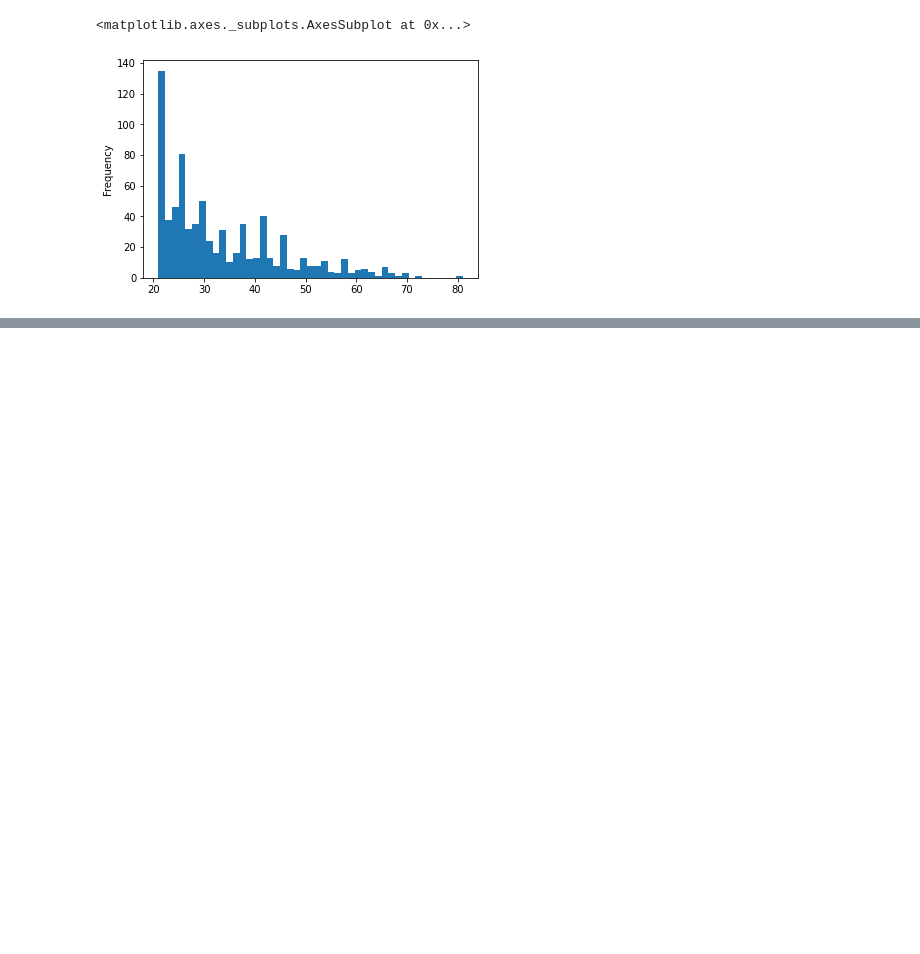
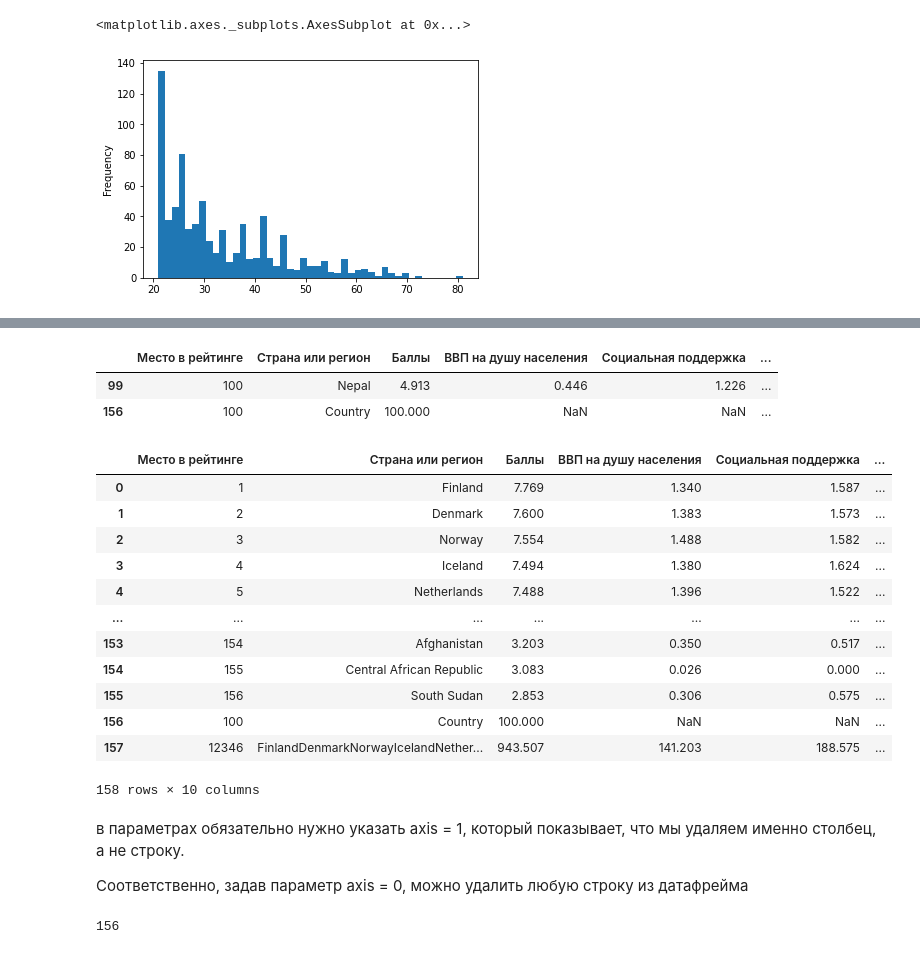
Before and after one commit to Vitalyastiy/courses, a Jupyter notebook: pandas/.Pandas_рабочие тетрадки.ipynb, the cells around one changed output, grey strips where cells are left out. Drawn from its saved outputs; the diff is of its cells as text; code cells hidden in the pictures; blank space fills up the shorter version.

```diff
--- a/pandas/.Pandas_рабочие тетрадки.ipynb
+++ b/pandas/.Pandas_рабочие тетрадки.ipynb
@@ -52,0 +179,29 @@ df.Age.value_counts(ascending=False)
+# %%
+#filt
+df[df['Место в рейтинге']==100]
+# %% [output]
+|  | Место в рейтинге | Страна или регион | Баллы | ВВП на душу населения | Социальная поддержка | ... |
+| 99 | 100 | Nepal | 4.913 | 0.446 | 1.226 | ... |
+| 156 | 100 | Country | 100.000 | NaN | NaN | ... |
+# %%
+#добавить сумму снизу
+df1 = df.append(df.sum(axis = 0), ignore_index = True)
+df1
+# %% [output]
+|  | Место в рейтинге | Страна или регион | Баллы | ВВП на душу населения | Социальная поддержка | ... |
+| 0 | 1 | Finland | 7.769 | 1.340 | 1.587 | ... |
+| 1 | 2 | Denmark | 7.600 | 1.383 | 1.573 | ... |
+| 2 | 3 | Norway | 7.554 | 1.488 | 1.582 | ... |
+| 3 | 4 | Iceland | 7.494 | 1.380 | 1.624 | ... |
+| 4 | 5 | Netherlands | 7.488 | 1.396 | 1.522 | ... |
+| ... | ... | ... | ... | ... | ... | ... |
+| 153 | 154 | Afghanistan | 3.203 | 0.350 | 0.517 | ... |
+| 154 | 155 | Central African Republic | 3.083 | 0.026 | 0.000 | ... |
+| 155 | 156 | South Sudan | 2.853 | 0.306 | 0.575 | ... |
+| 156 | 100 | Country | 100.000 | NaN | NaN | ... |
+| 157 | 12346 | FinlandDenmarkNorwayIcelandNether... | 943.507 | 141.203 | 188.575 | ... |
+158 rows × 10 columns
+# %% [markdown]
+в параметрах обязательно нужно указать axis = 1, который показывает, что мы удаляем именно столбец, а не строку.
+
+Соответственно, задав параметр axis = 0, можно удалить любую строку из датафрейма
@@ -52,0 +216,5 @@ df.Age.value_counts(ascending=False)
+# %%
+#подсчет количества значений
+len(df['Страна или регион'].unique())
+# %% [output]
+156
```
Also changed, not shown: parts of 28 cells of this notebook.
